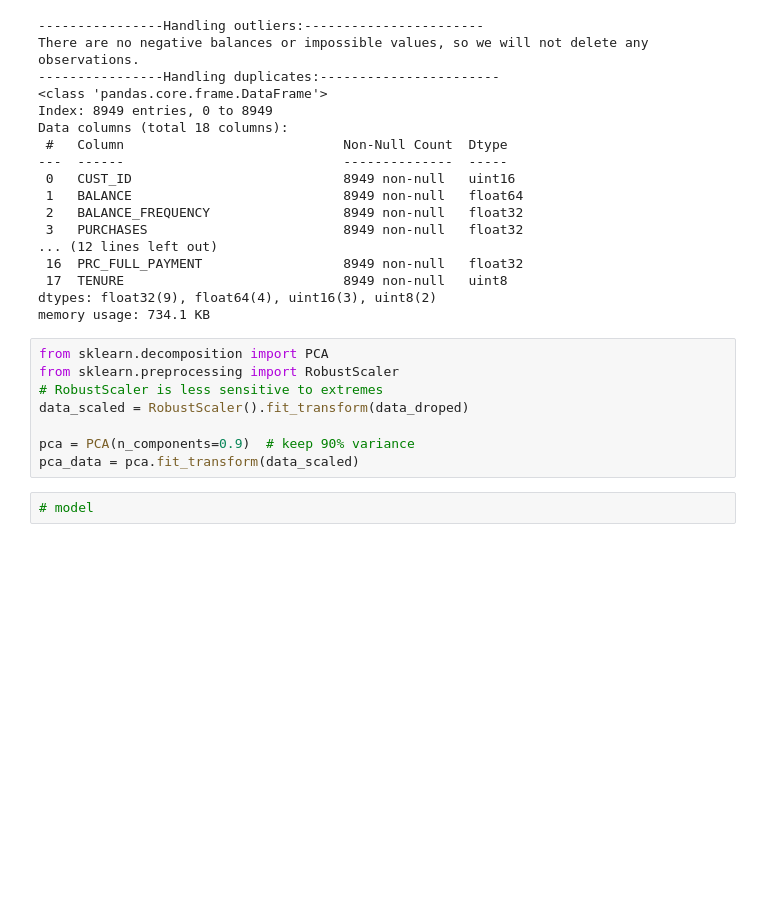
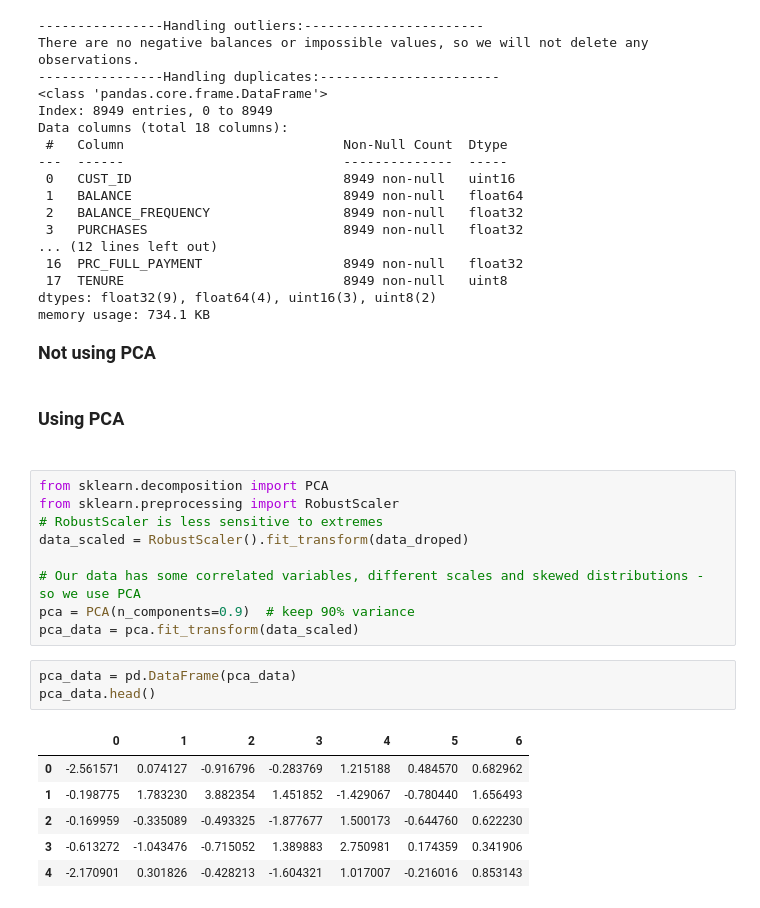
Before and after one commit to inesbchainho/ML_unsupervized_learning_26, a Jupyter notebook: Main_Notebook.ipynb, the cells around one changed output. Saved outputs shown, nothing was run; the diff lists cells and outputs as text; blank space fills up the shorter version.

Commit message:
initial model

```diff
--- a/Main_Notebook.ipynb
+++ b/Main_Notebook.ipynb
@@ -228,13 +228,26 @@ Data columns (total 18 columns):
  17  TENURE                            8949 non-null   uint8
 dtypes: float32(9), float64(4), uint16(3), uint8(2)
 memory usage: 734.1 KB
+# %% [markdown]
+<b><font size="4">Not using PCA</font></b><br><br>
+# %% [markdown]
+<b><font size="4">Using PCA</font></b><br><br>
 # %%
 from sklearn.decomposition import PCA
 from sklearn.preprocessing import RobustScaler
 # RobustScaler is less sensitive to extremes
 data_scaled = RobustScaler().fit_transform(data_droped)
 
+# Our data has some correlated variables, different scales and skewed distributions - so we use PCA
 pca = PCA(n_components=0.9)  # keep 90% variance
 pca_data = pca.fit_transform(data_scaled)
 # %%
-# model
+pca_data = pd.DataFrame(pca_data)
+pca_data.head()
+# %% [output]
+|  | 0 | 1 | 2 | 3 | 4 | 5 | 6 |
+| 0 | -2.561571 | 0.074127 | -0.916796 | -0.283769 | 1.215188 | 0.484570 | 0.682962 |
+| 1 | -0.198775 | 1.783230 | 3.882354 | 1.451852 | -1.429067 | -0.780440 | 1.656493 |
+| 2 | -0.169959 | -0.335089 | -0.493325 | -1.877677 | 1.500173 | -0.644760 | 0.622230 |
+| 3 | -0.613272 | -1.043476 | -0.715052 | 1.389883 | 2.750981 | 0.174359 | 0.341906 |
+| 4 | -2.170901 | 0.301826 | -0.428213 | -1.604321 | 1.017007 | -0.216016 | 0.853143 |
```
Also changed, not shown: parts of 3 cells of this notebook.
